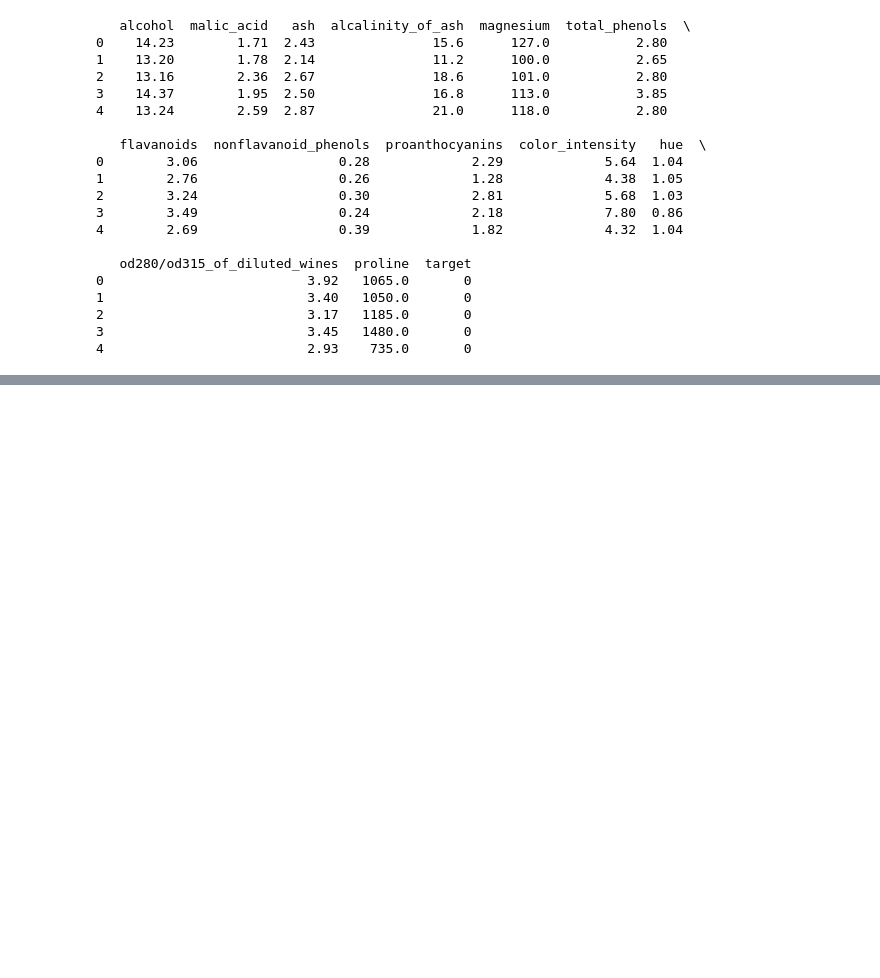
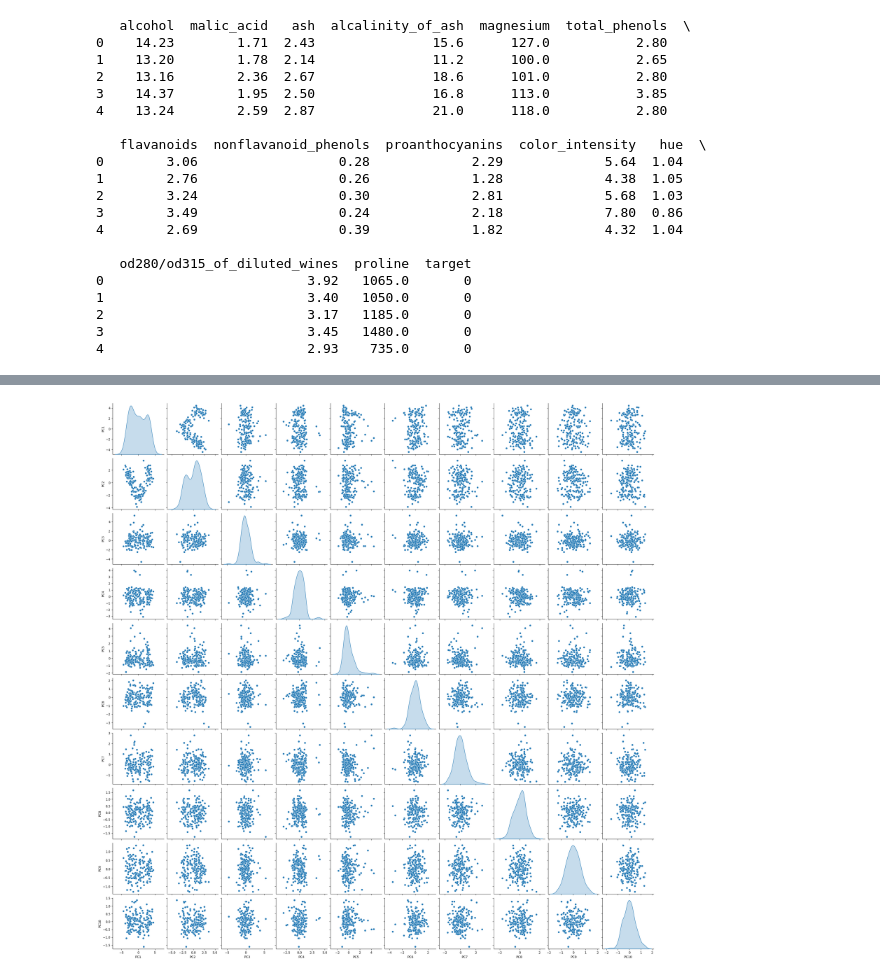
Before and after one commit to MarceloAFT/Analisis_de_Datos_PCA_Naive_Bayes, a Jupyter notebook: Scripts/Laboratorio_1_PCA_Naive_Bayes.ipynb, the cells around one changed output, grey strips where cells are left out. Saved outputs shown, nothing was run; the diff lists cells and outputs as text; code cells hidden in the pictures; blank space fills up the shorter version.

```diff
--- a/Scripts/Laboratorio_1_PCA_Naive_Bayes.ipynb
+++ b/Scripts/Laboratorio_1_PCA_Naive_Bayes.ipynb
@@ -56,0 +128,7 @@ Explicación:
+# %%
+n_components = 10
+pca = PCA(n_components=n_components)
+principal_components = pca.fit_transform(X)
+
+# Ahora tienes tus datos reducidos a n_components características
+pc_df=pd.DataFrame(principal_components, columns=[f'PC{i}' for i in range(1, n_components + 1)])
@@ -56,0 +139,6 @@ Explicación:
+# %%
+# Visualización de componentes principales en pares
+sns.pairplot(pc_df, diag_kind='kde')  # 'diag_kind' permite mostrar histogramas de densidad en la diagonal principal
+plt.show()
+# %% [output]
+[figure, added]
```
Also changed, not shown: parts of 31 cells of this notebook.
